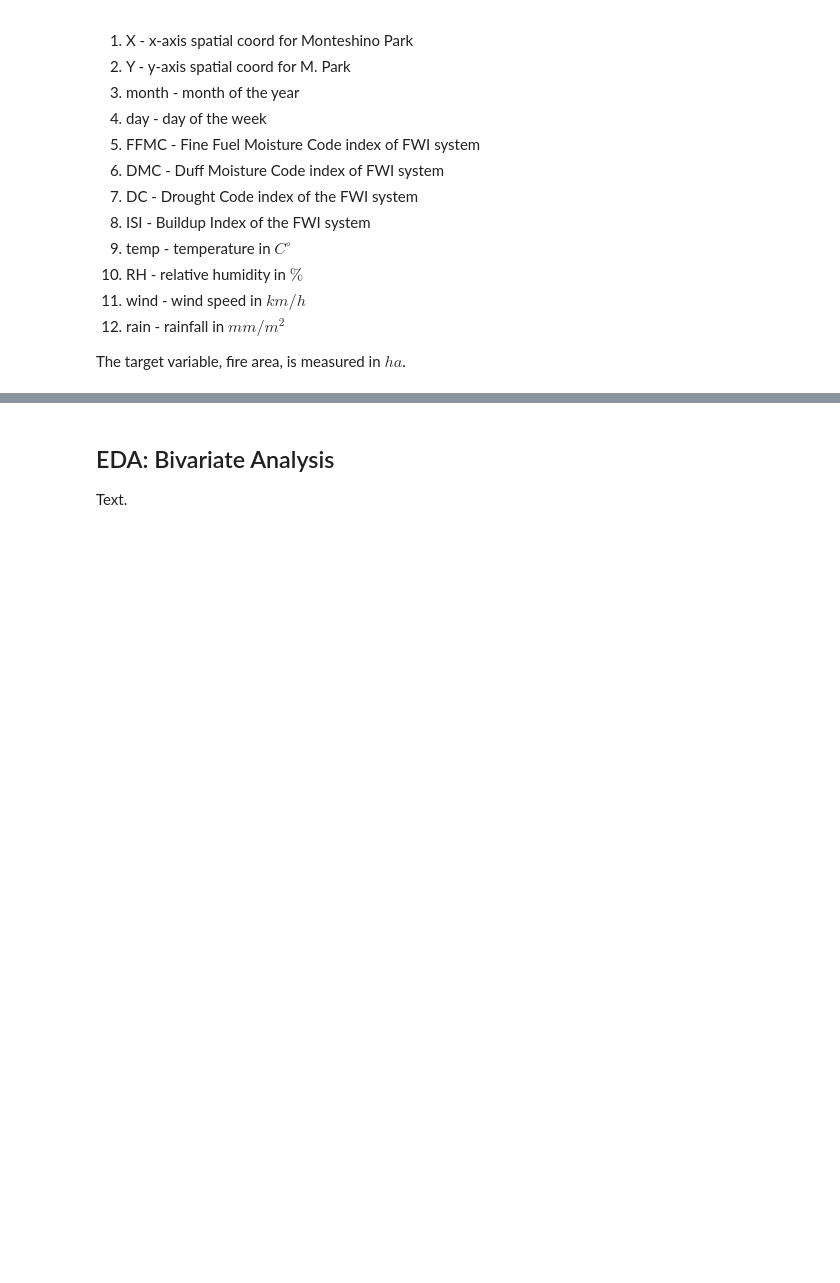
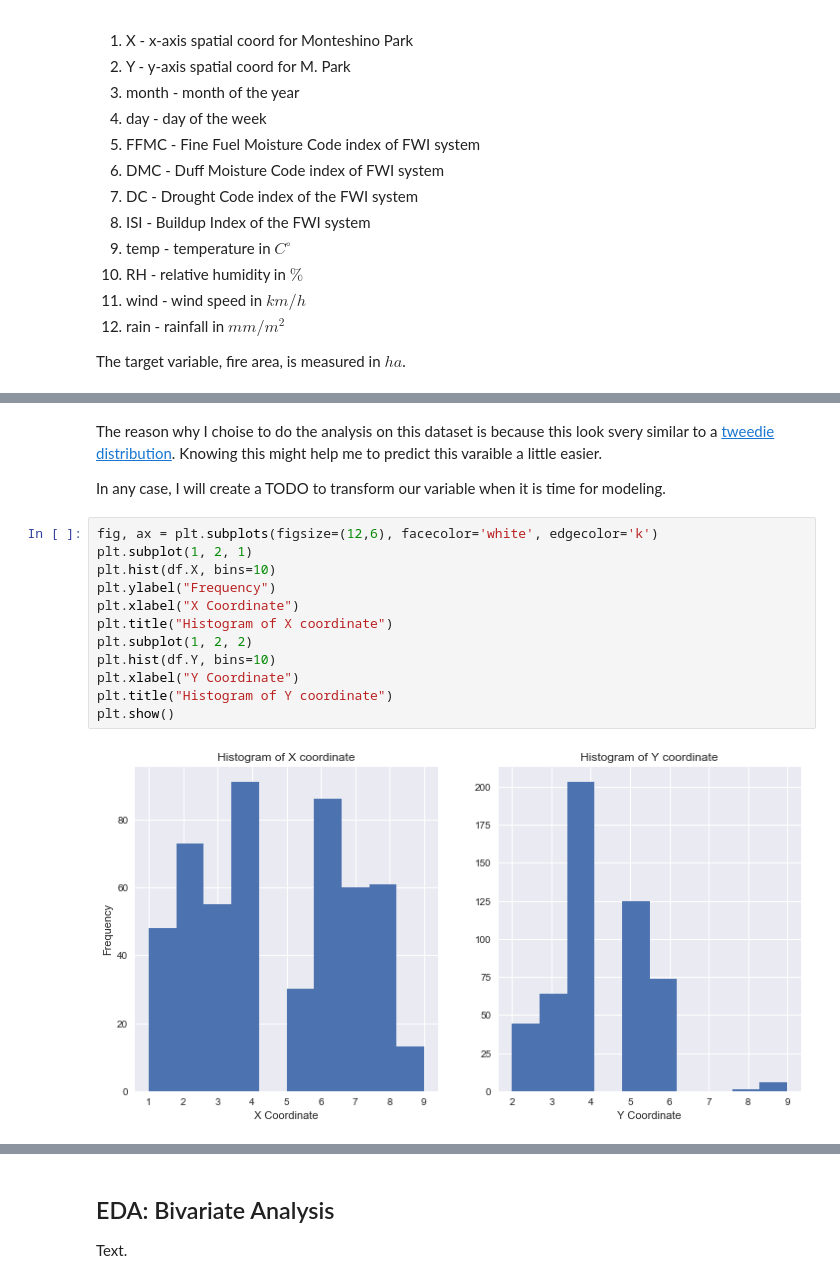
Before and after one commit to SThornewillvE/Udacity-DataScience-Nanodegree, a Jupyter notebook: 04_data-science_blog_post/python/fires.ipynb, the cells around one changed output, grey strips where cells are left out. Saved outputs shown, nothing was run; the diff lists cells and outputs as text; blank space fills up the shorter version.

```diff
--- a/04_data-science_blog_post/python/fires.ipynb
+++ b/04_data-science_blog_post/python/fires.ipynb
@@ -96,0 +145,18 @@ Text.
+# %% [markdown]
+The reason why I choise to do the analysis on this dataset is because this look svery similar to a [tweedie distribution](https://www.statisticshowto.datasciencecentral.com/tweedie-distribution/). Knowing this might help me to predict this varaible a little easier.
+
+In any case, I will create a TODO to transform our variable when it is time for modeling.
+# %%
+fig, ax = plt.subplots(figsize=(12,6), facecolor='white', edgecolor='k')
+plt.subplot(1, 2, 1)
+plt.hist(df.X, bins=10)
+plt.ylabel("Frequency")
+plt.xlabel("X Coordinate")
+plt.title("Histogram of X coordinate")
+plt.subplot(1, 2, 2)
+plt.hist(df.Y, bins=10)
+plt.xlabel("Y Coordinate")
+plt.title("Histogram of Y coordinate")
+plt.show()
+# %% [output]
+[figure, added]
```
Also changed, not shown: parts of 25 cells of this notebook, 6 other files.
